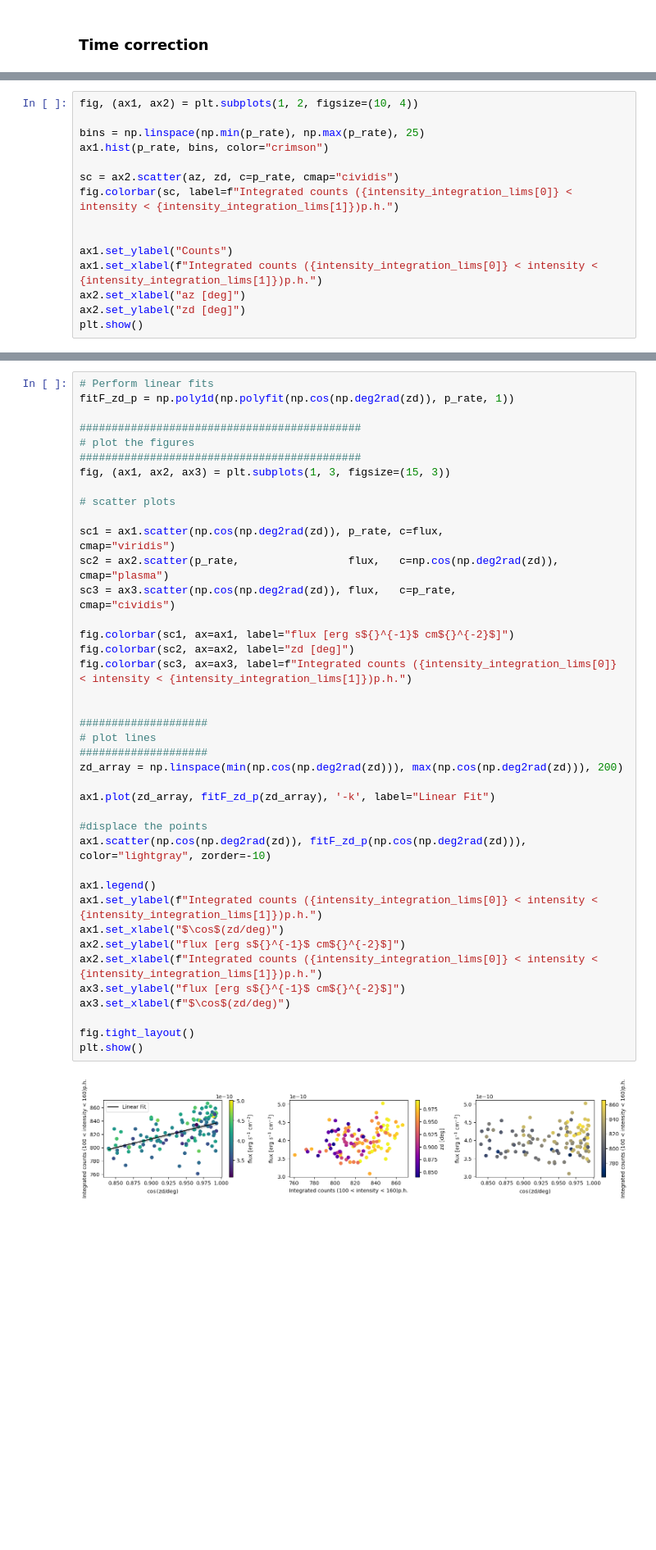
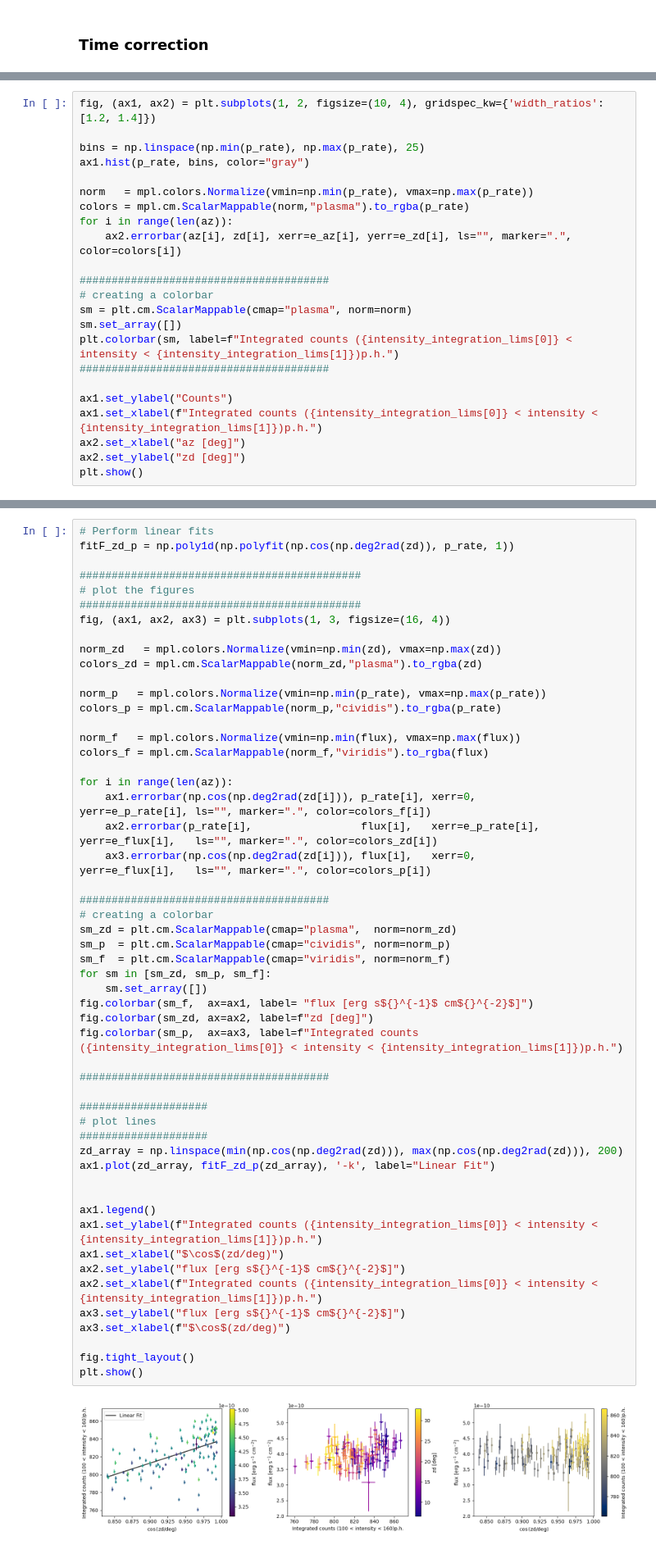
Before and after one commit to juanjq/cosmic_ray_data_correction, a Jupyter notebook: main.ipynb, the cells around one changed output, grey strips where cells are left out. Shown at 82% size. Cells and saved outputs as stored; diff of their text form; blank space fills up the shorter version.

```diff
--- a/main.ipynb
+++ b/main.ipynb
@@ -187,12 +171,20 @@ az = np.array(az)
 # %%
-fig, (ax1, ax2) = plt.subplots(1, 2, figsize=(10, 4))
+fig, (ax1, ax2) = plt.subplots(1, 2, figsize=(10, 4), gridspec_kw={'width_ratios': [1.2, 1.4]})
 
 bins = np.linspace(np.min(p_rate), np.max(p_rate), 25)
-ax1.hist(p_rate, bins, color="crimson")
+ax1.hist(p_rate, bins, color="gray")
 
-sc = ax2.scatter(az, zd, c=p_rate, cmap="cividis")
-fig.colorbar(sc, label=f"Integrated counts ({intensity_integration_lims[0]} < intensity < {intensity_integration_lims[1]})p.h.")
+norm   = mpl.colors.Normalize(vmin=np.min(p_rate), vmax=np.max(p_rate))
+colors = mpl.cm.ScalarMappable(norm,"plasma").to_rgba(p_rate)
+for i in range(len(az)):
+    ax2.errorbar(az[i], zd[i], xerr=e_az[i], yerr=e_zd[i], ls="", marker=".", color=colors[i])
 
+#######################################
+# creating a colorbar
+sm = plt.cm.ScalarMappable(cmap="plasma", norm=norm)
+sm.set_array([])
+plt.colorbar(sm, label=f"Integrated counts ({intensity_integration_lims[0]} < intensity < {intensity_integration_lims[1]})p.h.")
+#######################################
 
 ax1.set_ylabel("Counts")
 ax1.set_xlabel(f"Integrated counts ({intensity_integration_lims[0]} < intensity < {intensity_integration_lims[1]})p.h.")
@@ -206,42 +198,55 @@ plt.show()
 # %%
 # Perform linear fits
 fitF_zd_p = np.poly1d(np.polyfit(np.cos(np.deg2rad(zd)), p_rate, 1))
 
 ############################################
 # plot the figures
 ############################################
-fig, (ax1, ax2, ax3) = plt.subplots(1, 3, figsize=(15, 3))
+fig, (ax1, ax2, ax3) = plt.subplots(1, 3, figsize=(16, 4))
 
-# scatter plots
+norm_zd   = mpl.colors.Normalize(vmin=np.min(zd), vmax=np.max(zd))
+colors_zd = mpl.cm.ScalarMappable(norm_zd,"plasma").to_rgba(zd)
 
-sc1 = ax1.scatter(np.cos(np.deg2rad(zd)), p_rate, c=flux,                   cmap="viridis")
-sc2 = ax2.scatter(p_rate,                 flux,   c=np.cos(np.deg2rad(zd)), cmap="plasma")
-sc3 = ax3.scatter(np.cos(np.deg2rad(zd)), flux,   c=p_rate,                 cmap="cividis")
+norm_p   = mpl.colors.Normalize(vmin=np.min(p_rate), vmax=np.max(p_rate))
+colors_p = mpl.cm.ScalarMappable(norm_p,"cividis").to_rgba(p_rate)
 
-fig.colorbar(sc1, ax=ax1, label="flux [erg s${}^{-1}$ cm${}^{-2}$]")
-fig.colorbar(sc2, ax=ax2, label="zd [deg]")
-fig.colorbar(sc3, ax=ax3, label=f"Integrated counts ({intensity_integration_lims[0]} < intensity < {intensity_integration_lims[1]})p.h.")
+norm_f   = mpl.colors.Normalize(vmin=np.min(flux), vmax=np.max(flux))
+colors_f = mpl.cm.ScalarMappable(norm_f,"viridis").to_rgba(flux)
 
+for i in range(len(az)):
+    ax1.errorbar(np.cos(np.deg2rad(zd[i])), p_rate[i], xerr=0,           yerr=e_p_rate[i], ls="", marker=".", color=colors_f[i])
+    ax2.errorbar(p_rate[i],                 flux[i],   xerr=e_p_rate[i], yerr=e_flux[i],   ls="", marker=".", color=colors_zd[i])
+    ax3.errorbar(np.cos(np.deg2rad(zd[i])), flux[i],   xerr=0,           yerr=e_flux[i],   ls="", marker=".", color=colors_p[i])
+
+#######################################
+# creating a colorbar
+sm_zd = plt.cm.ScalarMappable(cmap="plasma",  norm=norm_zd)
+sm_p  = plt.cm.ScalarMappable(cmap="cividis", norm=norm_p)
+sm_f  = plt.cm.ScalarMappable(cmap="viridis", norm=norm_f)
+for sm in [sm_zd, sm_p, sm_f]:
+    sm.set_array([])
+fig.colorbar(sm_f,  ax=ax1, label= "flux [erg s${}^{-1}$ cm${}^{-2}$]")
+fig.colorbar(sm_zd, ax=ax2, label=f"zd [deg]")
+fig.colorbar(sm_p,  ax=ax3, label=f"Integrated counts ({intensity_integration_lims[0]} < intensity < {intensity_integration_lims[1]})p.h.")
+
+#######################################
 
 ####################
 # plot lines
 ####################
 zd_array = np.linspace(min(np.cos(np.deg2rad(zd))), max(np.cos(np.deg2rad(zd))), 200)
-
 ax1.plot(zd_array, fitF_zd_p(zd_array), '-k', label="Linear Fit")
 
-#displace the points
-ax1.scatter(np.cos(np.deg2rad(zd)), fitF_zd_p(np.cos(np.deg2rad(zd))), color="lightgray", zorder=-10)
 
 ax1.legend()
 ax1.set_ylabel(f"Integrated counts ({intensity_integration_lims[0]} < intensity < {intensity_integration_lims[1]})p.h.")
 ax1.set_xlabel("$\cos$(zd/deg)")
 ax2.set_ylabel("flux [erg s${}^{-1}$ cm${}^{-2}$]")
 ax2.set_xlabel(f"Integrated counts ({intensity_integration_lims[0]} < intensity < {intensity_integration_lims[1]})p.h.")
 ax3.set_ylabel("flux [erg s${}^{-1}$ cm${}^{-2}$]")
 ax3.set_xlabel(f"$\cos$(zd/deg)")
 
 fig.tight_layout()
 plt.show()
 # %% [output]
-[figure, old version]
+[figure, new version]
```
Also changed, not shown: parts of 28 cells of this notebook, 1 other file.
